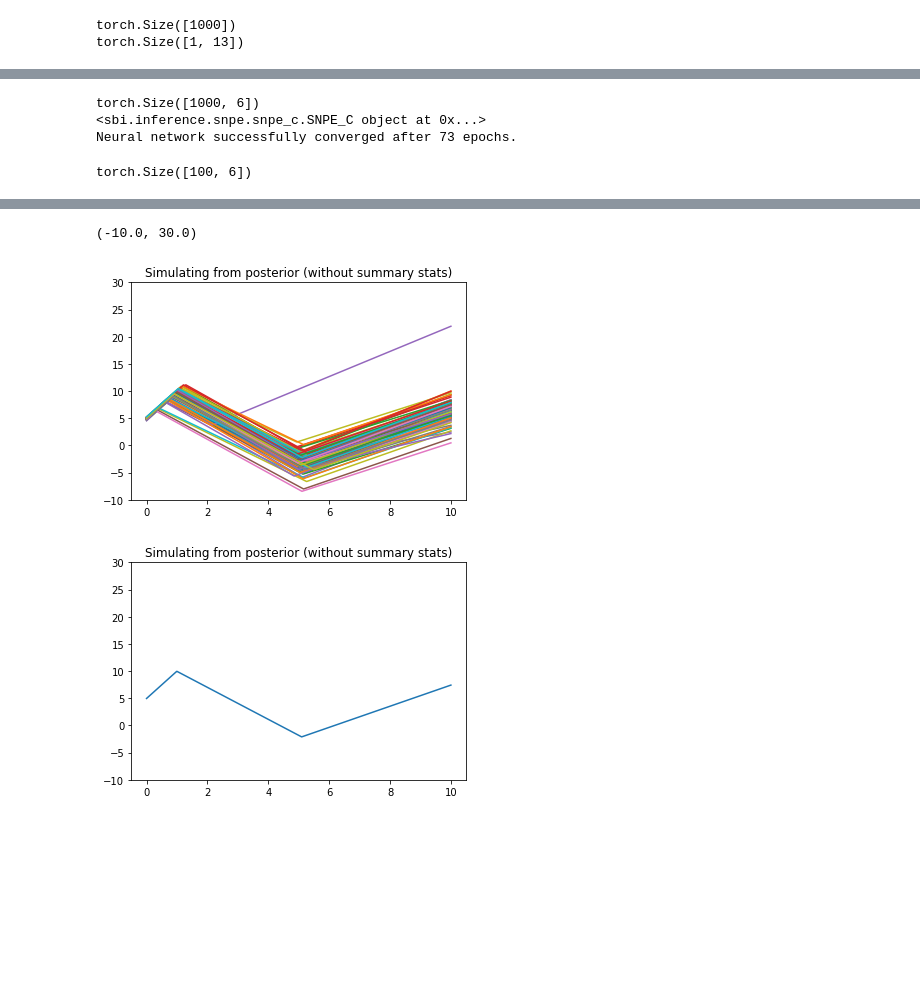
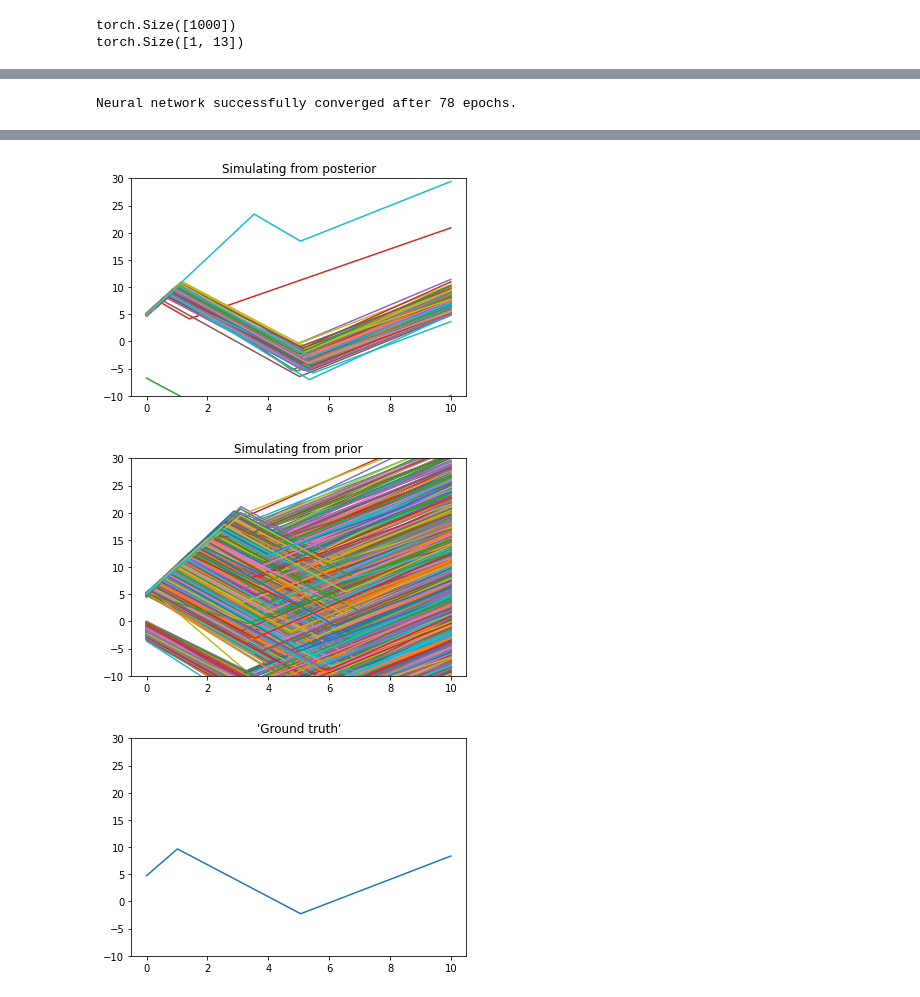
Before and after one commit to andererka/SBI_for_EEG, a Jupyter notebook: notebooks/piecewise_changed.ipynb, the cells around one changed output, grey strips where cells are left out. Drawn from its saved outputs; the diff is of its cells as text; code cells hidden in the pictures; blank space fills up the shorter version.

```diff
--- a/notebooks/piecewise_changed.ipynb
+++ b/notebooks/piecewise_changed.ipynb
@@ -76,6 +80,7 @@ def piecewise_linear(a1,b, a2,a3, cp1, cp2, add_noise=None):
 
 def piecewise_linear_first_batch(thetas):
     """
+    I defined a seperate function for each sequential step such that we can vary different numbers of parameters
     Args:
         a1 (float): first slope
         b (float): offset
@@ -721,18 +710,15 @@ theta tensor([[ 5.0683,  4.8515, -2.9322,  2.1882, -0.5011,  4.3924],
 x = extract_sumstats(x_without)
 
 
-print(theta.shape)
 
 inf = inf.append_simulations(theta, x)
 
-print(inf)
+
 density_estimator = inf.train()
 
 posterior3 = inf.build_posterior(density_estimator)
 # %% [output]
-torch.Size([1000, 6])
-<sbi.inference.snpe.snpe_c.SNPE_C object at 0x...>
-Neural network successfully converged after 73 epochs.
+Neural network successfully converged after 78 epochs.
 # %%
 obs_real = piecewise_linear_third_batch(true_params)
 
@@ -741,21 +727,14 @@ obs_real_stats = extract_sumstats([obs_real])
 
 
 samples = posterior3.sample((num_samples,), x=obs_real_stats)
-# %%
-print(samples.shape)
-
-
-from sbi import analysis as analysis
-# %% [output]
-torch.Size([100, 6])
 # %%
 from joblib import Parallel, delayed
 
 num_workers = 4
-
+x_lin = torch.arange(0,10,0.01, dtype= torch.float32)
 s_x = Parallel(
         n_jobs=num_workers,
-        verbose=100,
+        verbose=0,
         pre_dispatch="1.5*n_jobs",
         backend="multiprocessing",
     )(delayed(piecewise_linear_third_batch)(sample) for sample in samples)
@@ -763,19 +742,28 @@ s_x = Parallel(
 
 
 fig, ax = plt.subplots(1, 1)
-ax.set_title("Simulating from posterior (without summary stats)")
+ax.set_title("Simulating from posterior")
 for s in s_x:
     im = plt.plot(x_lin, s)
     plt.ylim(-10,30)
 
 
+
+fig, ax = plt.subplots(1, 1)
+ax.set_title("Simulating from prior")
+for x in x_without:
+    im = plt.plot(x_lin, x)
+    plt.ylim(-10,30)
+
+
+true_params = [5, 5, -3, 2, 1, 5]
 obs_real = piecewise_linear_third_batch(true_params)
 
 
 
 
 fig, ax = plt.subplots(1, 1)
-ax.set_title("Simulating from posterior (without summary stats)")
+ax.set_title("'Ground truth'")
 plt.plot(x_lin, obs_real)
 plt.ylim(-10,30)
 # %% [output]
@@ -799,6 +771,6 @@ plt.ylim(-10,30)
-(-10.0, 30.0)
-[figure, old version]
+[figure, new version]
-[figure, old version]
+[figure, new version]
+[figure, added]
 # %%
 limits = [list(tup) for tup in zip(prior_min, prior_max)]
 
```
Also changed, not shown: parts of 17 cells of this notebook, 8 other files.
